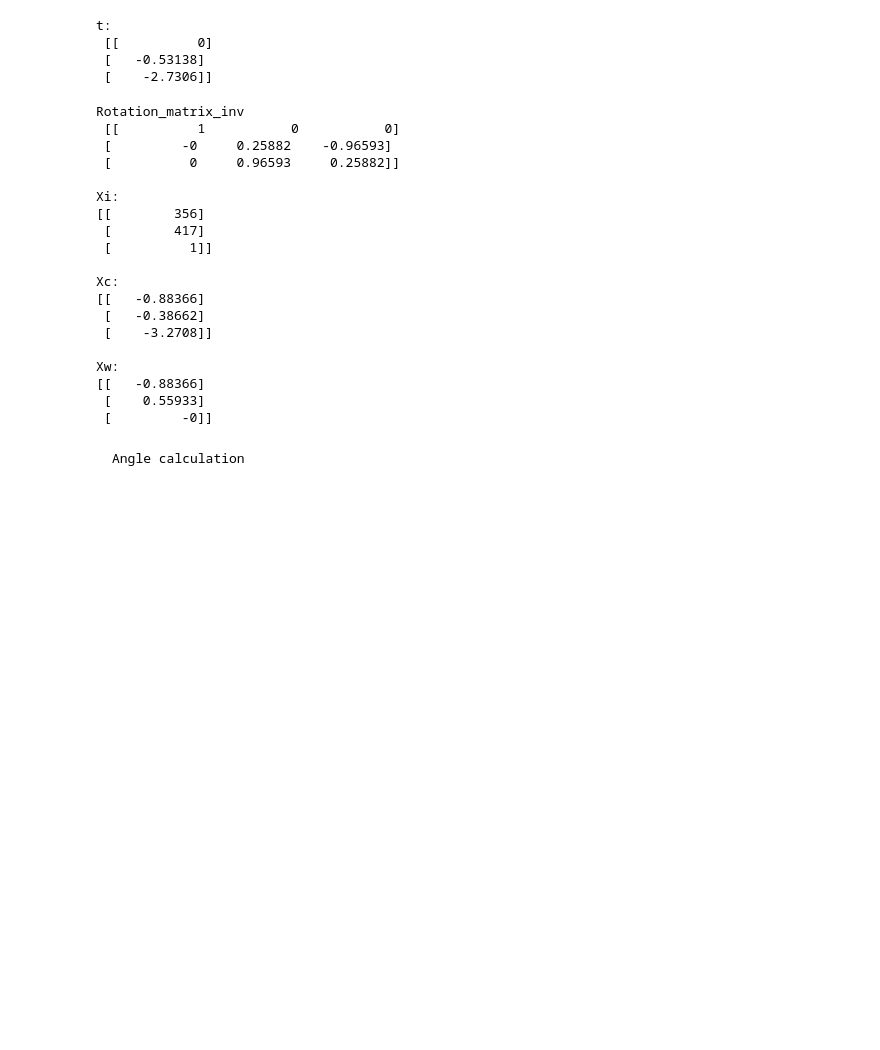
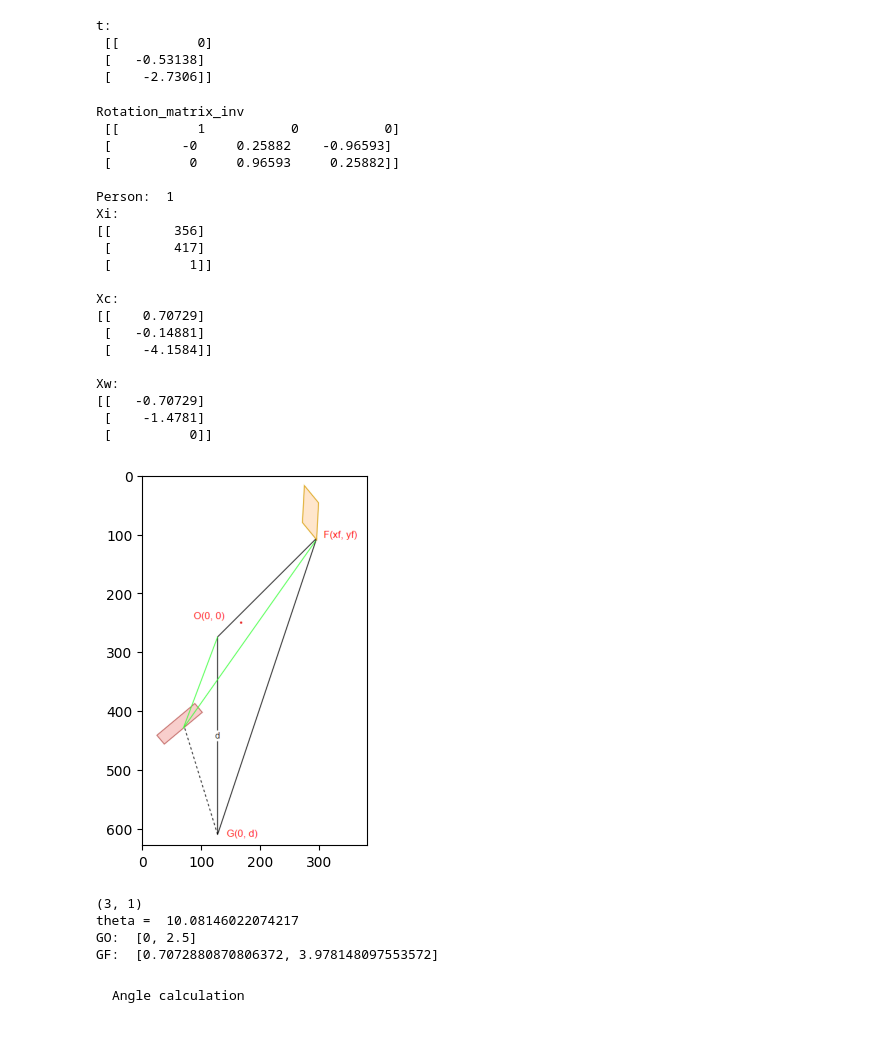
Before and after one commit to nhchung11/Distance-estimation-based-on-one-camera, a Jupyter notebook: main/Distance.ipynb, the cells around one changed output. Saved outputs shown, nothing was run; the diff lists cells and outputs as text; code cells hidden in the pictures; blank space fills up the shorter version.

````diff
--- a/main/Distance.ipynb
+++ b/main/Distance.ipynb
@@ -417,40 +405,70 @@ print("Rotation_matrix_inv  \n {}\n".format(rotation_matrix_inv))
 Xi = []
 Xc = []
 Xw = []
+zc = []
 
 r31 = rotation_matrix_inv[2][0]
 r32 = rotation_matrix_inv[2][1]
 r33 = rotation_matrix_inv[2][2]
 
 for i in range(n_people):
-    zc = (r31*tx + r32*ty + r33*tz) / (r31*x_over_z[i] + r32*y_over_z[i] + r33)
-    Xi[i].append(np.array([[zc*xf], [zc*yf], [zc]]))
-    Xc[i].append(np.array([[x_over_z[i]*zc], [y_over_z[i]*zc], [zc]]))
-Xw = np.dot(rotation_matrix_inv, (Xc - t))
+    zc_i = (r31*tx + r32*ty + r33*tz) / (r31*x_over_z[i] + r32*y_over_z[i] + r33)
+    Xi.append(np.array([[zc_i * F_pos[i][0]], [zc_i * F_pos[i][1]], [zc_i]]))
+    Xc.append(np.array([[x_over_z[i] * zc_i], [y_over_z[i] * zc_i], [zc_i]]))
+    zc.append(zc_i)
+    Xw.append(-np.dot(rotation_matrix_inv, (Xc[i] - t)))
 
-print("Xi: \n{}\n".format(Xi / zc))
-print("Xc: \n{}\n".format(Xc))
-print("Xw: \n{}\n".format(np.round(Xw, 6)))
+# for i in range (n_people):
+#     print("Person: ", i)
+#     print("Xi: \n{}\n".format(Xi[i] / zc[i]))
+#     print("Xc: \n{}\n".format(Xc[i]))
+#     print("Xw: \n{}\n".format(np.round(Xw[i], 6)))
+i = 1
+print("Person: ", i)
+print("Xi: \n{}\n".format(Xi[i] / zc[i]))
+print("Xc: \n{}\n".format(Xc[i]))
+print("Xw: \n{}\n".format(np.round(Xw[i], 6)))
 # %% [output]
 Rotation_matrix_inv
  [[          1           0           0]
  [         -0     0.25882    -0.96593]
  [          0     0.96593     0.25882]]
 
+Person:  1
 Xi:
 [[        356]
  [        417]
  [          1]]
 
 Xc:
-[[   -0.88366]
- [   -0.38662]
- [    -3.2708]]
+[[    0.70729]
+ [   -0.14881]
+ [    -4.1584]]
 
 Xw:
-[[   -0.88366]
- [    0.55933]
- [         -0]]
+[[   -0.70729]
+ [    -1.4781]
+ [          0]]
+# %%
+visualize_img5 = cv2.imread(r'D:\python\Distance_measurement\visualize\visualize5.png')
+# Display the image
+plt.imshow(cv2.cvtColor(visualize_img5, cv2.COLOR_BGR2RGB))
+plt.show()
+# %% [output]
+[figure, added]
+# %%
+GO = [0, d]
+print(Xw[0].shape)
+GF = [0 - Xw[i][0][0], d - Xw[i][1][0]]
+cos_theta = (GO[0]*GF[0] + GO[1]*GF[1]) / (math.sqrt(GO[0]**2 + GO[1]**2) * math.sqrt(GF[0]**2 + GF[1]**2))
+print("theta = ", np.degrees(np.arccos(cos_theta)))
+print("GO: ", GO)
+print("GF: ", GF)
+# %% [output]
+(3, 1)
+theta =  10.08146022074217
+GO:  [0, 2.5]
+GF:  [0.7072880870806372, 3.978148097553572]
 # %% [markdown]
 ```latex
 Angle calculation
````
Also changed, not shown: parts of 4 cells of this notebook, 1 other file.
